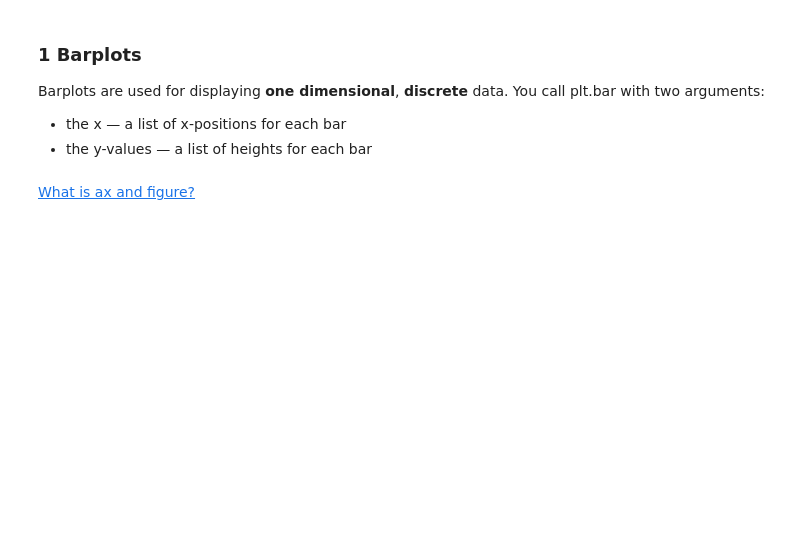
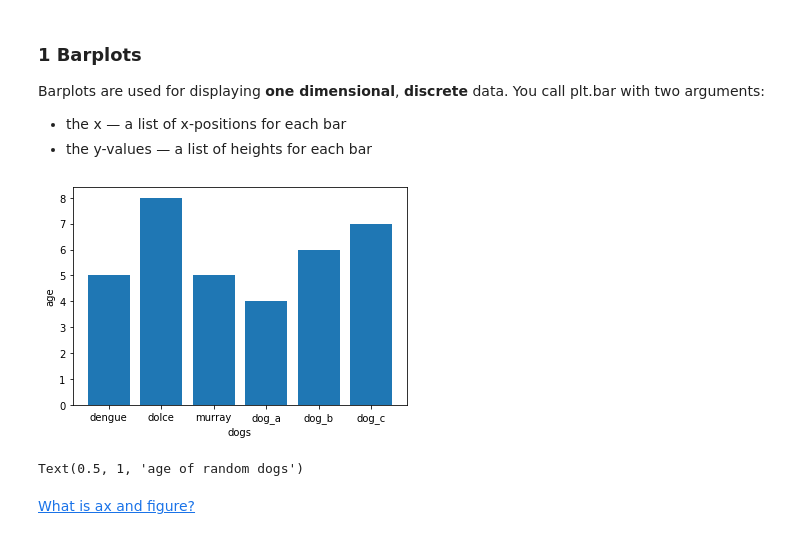
Before and after one commit to sharonk515/dc-ds-08-26-19, a Jupyter notebook: module-1/week-2/day-2-matplotlib/matplotlib-intro.ipynb, the cells around one changed output. Saved outputs shown, nothing was run; the diff lists cells and outputs as text; code cells hidden in the pictures; blank space fills up the shorter version.

```diff
--- a/module-1/week-2/day-2-matplotlib/matplotlib-intro.ipynb
+++ b/module-1/week-2/day-2-matplotlib/matplotlib-intro.ipynb
@@ -86,19 +86,24 @@ Barplots are used for displaying __one dimensional__, __discrete__ data. You cal
 # %%
 # an example of a bar plot
 ax = plt.subplot()
 our_dogs = ["dengue", "dolce", "murray", "dog_a", "dog_b", "dog_c"]
 dogs_age = [5, 8, 5, 4, 6, 7]
 
-plt.bar(range(len(our_dogs)), dogs_age)
+ax.bar(range(len(our_dogs)), dogs_age)
 
 # set ticks values, as a method of the axes
 ax.set_xticks(range(0, len(our_dogs)))
 ax.set_xticklabels(our_dogs)
 
-plt.title('age of random dogs')
+# plt.title('age of random dogs')
 plt.xlabel('dogs')
 plt.ylabel('age')
 plt.show()
+
+ax.set_title('age of random dogs')
+# %% [output]
+[figure, added]
+Text(0.5, 1, 'age of random dogs')
 # %% [markdown]
 [What is ax and figure?](https://stackoverflow.com/questions/34162443/why-do-many-examples-use-fig-ax-plt-subplots-in-matplotlib-pyplot-python)
 # %%
```
Also changed, not shown: parts of 9 cells of this notebook, 5 other files.
